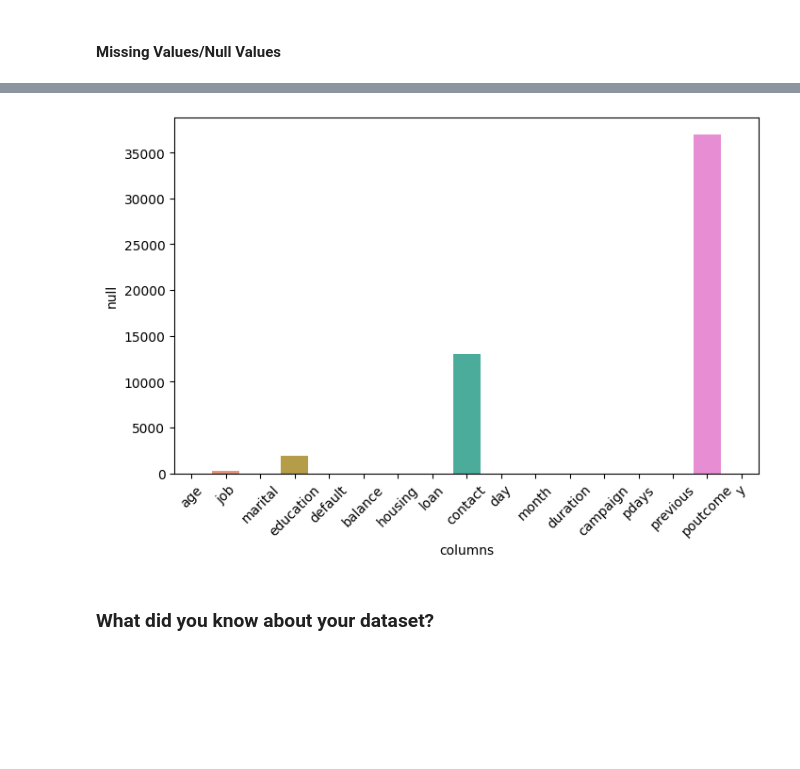
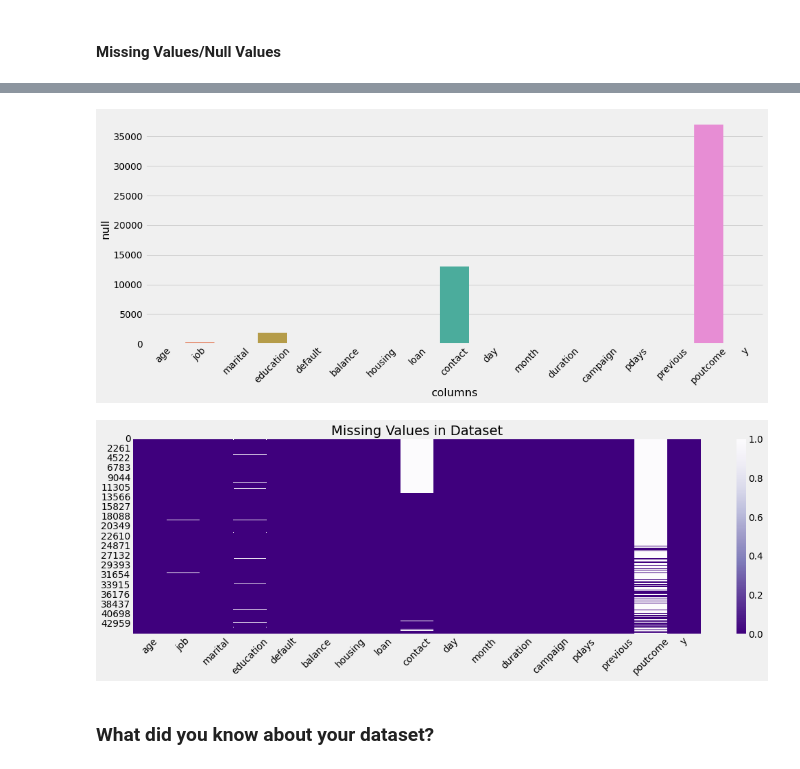
Before and after one commit to kumarabhinavthakur274/Bank-Marketing-Effectiveness-Prediction, a Jupyter notebook: Kumar_Abhinav_Bank_Marketing_Effectiveness_prediction.ipynb, the cells around one changed output, grey strips where cells are left out. Cells and saved outputs as stored; diff of their text form; code cells hidden in the pictures; blank space fills up the shorter version.

```diff
--- a/Kumar_Abhinav_Bank_Marketing_Effectiveness_prediction.ipynb
+++ b/Kumar_Abhinav_Bank_Marketing_Effectiveness_prediction.ipynb
@@ -121,7 +121,8 @@ import math
 import matplotlib.pyplot as plt
 %matplotlib inline
 import seaborn as sns
-plt.rcParams.update({'figure.figsize':(8,5),'figure.dpi':100})
+plt.style.use('fivethirtyeight')
+plt.rcParams.update({'figure.figsize':(15,6),'figure.dpi':70})
 # %% [markdown]
 ### Dataset Loading
 # %%
@@ -245,14 +219,21 @@ dtype: int64
 # %%
 # Visualisation of null values
 null_df = df.isnull().sum().reset_index()
 null_df.rename(columns = {'index':'columns', 0:'null'}, inplace = True)
 sns.barplot(x = 'columns',
              y = 'null',
             data = null_df)
 plt.xticks(rotation= 45)
 plt.show()
+
+plt.figure(figsize=(17, 5))
+sns.heatmap(df.isnull(),cbar=True,cmap="Purples_r")
+plt.xticks(rotation= 45)
+plt.title('Missing Values in Dataset')
+plt.show()
 # %% [output]
-[figure, old version]
+[figure, new version]
+[figure, added]
 # %% [markdown]
 ### What did you know about your dataset?
 # %% [markdown]
```
Also changed, not shown: parts of 150 cells of this notebook.
